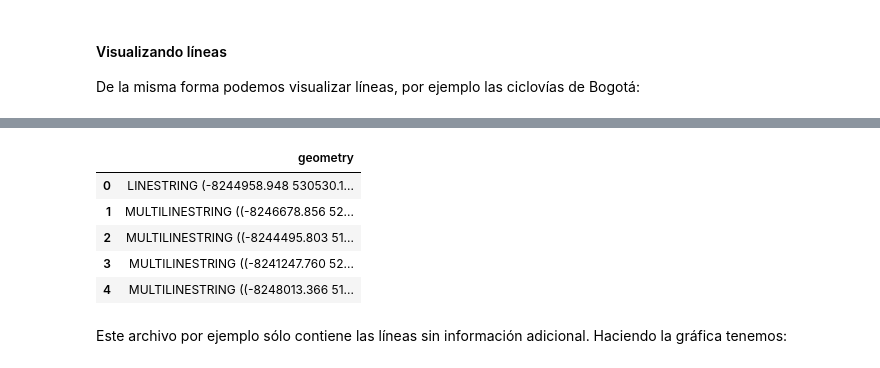
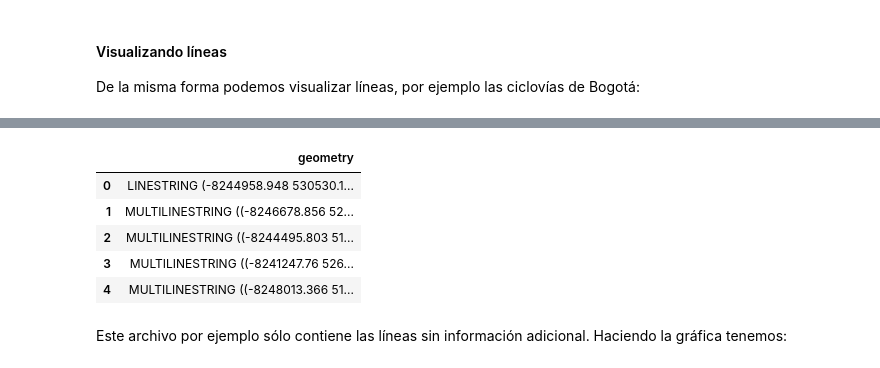
Before and after one commit to MECA4605-Aprendizaje-no-supervisado/S7_analisis_geografico_I, a Jupyter notebook: S7_LSC1_Datos_Geograficos.ipynb, the cells around one changed output, grey strips where cells are left out. Saved outputs shown, nothing was run; the diff lists cells and outputs as text; code cells hidden in the pictures.

```diff
--- a/S7_LSC1_Datos_Geograficos.ipynb
+++ b/S7_LSC1_Datos_Geograficos.ipynb
@@ -147,12 +196,12 @@ De la misma forma podemos visualizar líneas, por ejemplo las ciclovías de Bogo
 # %%
-ciclovias = gpd.read_file("data/Ciclovia")
+ciclovias = gpd.read_file("Ciclovia")
 ciclovias.head()
 # %% [output]
 |  | geometry |
 | 0 | LINESTRING (-8244958.948 530530.1... |
 | 1 | MULTILINESTRING ((-8246678.856 52... |
 | 2 | MULTILINESTRING ((-8244495.803 51... |
-| 3 | MULTILINESTRING ((-8241247.760 52... |
+| 3 | MULTILINESTRING ((-8241247.76 526... |
 | 4 | MULTILINESTRING ((-8248013.366 51... |
 # %% [markdown]
 Este archivo por ejemplo sólo contiene las líneas sin información adicional. Haciendo la gráfica tenemos:
```
Also changed, not shown: parts of 15 cells of this notebook, 3 other files.
